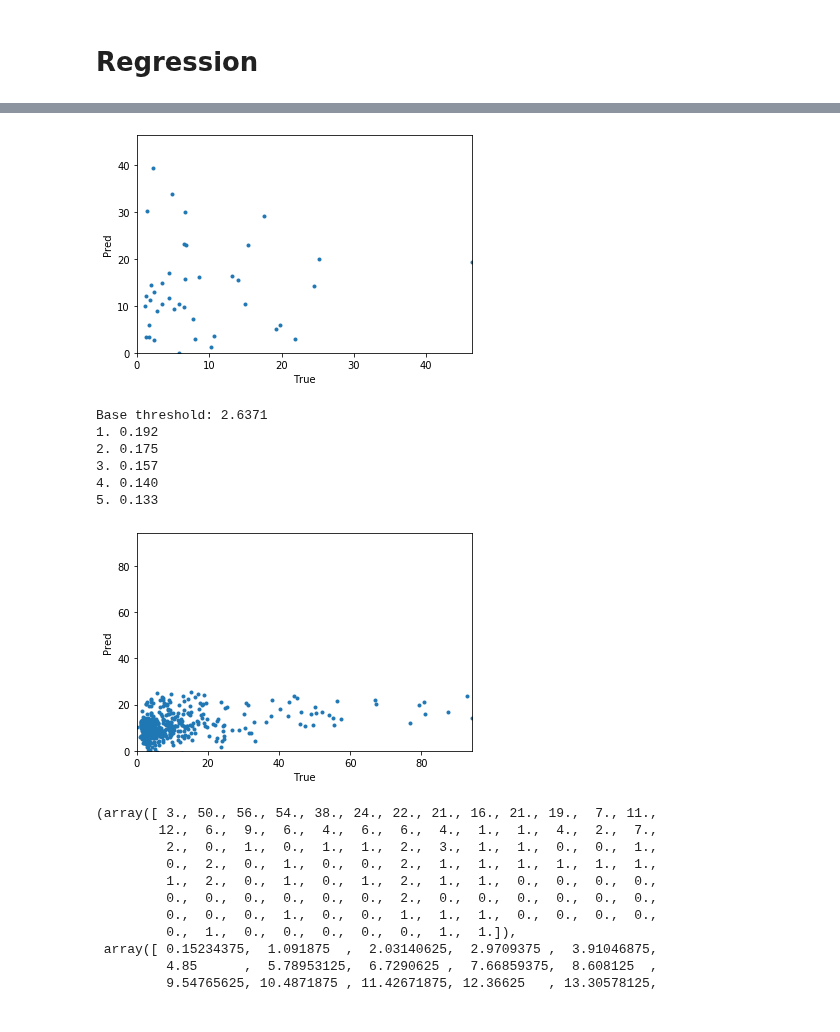
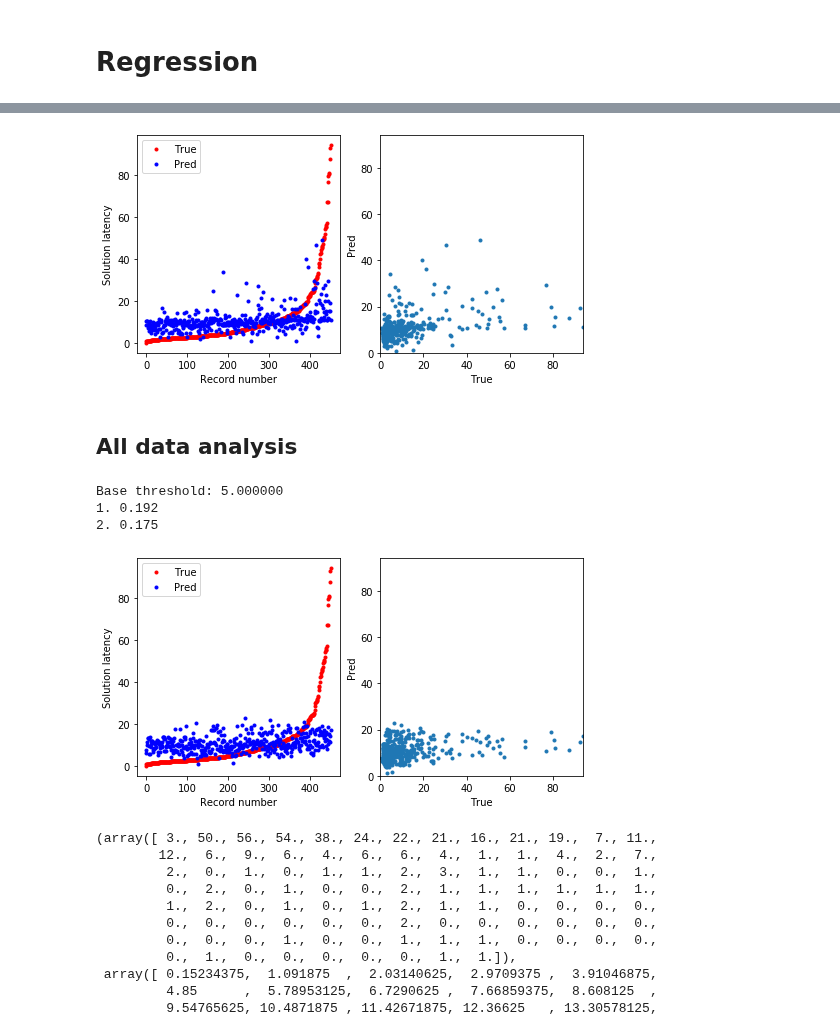
Before and after one commit to hundredball/Math24, a Jupyter notebook: Ginny_ERSP/ERSP_binary_classification.ipynb, the cells around one changed output, grey strips where cells are left out. Saved outputs shown, nothing was run; the diff lists cells and outputs as text; code cells hidden in the pictures.

```diff
--- a/Ginny_ERSP/ERSP_binary_classification.ipynb
+++ b/Ginny_ERSP/ERSP_binary_classification.ipynb
@@ -28,3 +31,14 @@ ERSP_all, tmp_all, freqs = dataloader.load_data()
 Shape of ERSP_all:  (452, 12, 114, 200)
 Shape of tmp_all:  (452, 3)
 Shape of freqs:  (114,)
+# %%
+# Load raw data
+# Read pickle file
+with open('./ERSP_from_raw.data', 'rb') as fp:
+    dict_ERSP = pickle.load(fp)
+
+ERSP_all, tmp_all, freqs, t = dict_ERSP['ERSP'], dict_ERSP['SLs'], dict_ERSP['freq'], dict_ERSP['t']
+print('Shape of ERSP_all: ', ERSP_all.shape)
+print('Shape of tmp_all: ', tmp_all.shape)
+print('Shape of freqs: ', freqs.shape)
+print('Shape of t: ', t.shape)
@@ -332,13 +333,19 @@ def standard_error(pred, target):
 
 def plot_scatter(true, pred):
 
+    sort_indices = np.argsort(true)
+    fig, axs = plt.subplots(1,2, figsize=(8,4))
+    axs[0].plot(range(len(true)), true[sort_indices], 'r.', range(len(true)), pred[sort_indices], 'b.')
+    axs[0].set_xlabel('Record number')
+    axs[0].set_ylabel('Solution latency')
+    axs[0].legend(('True', 'Pred'))
+
     max_value = np.max(np.hstack((true, pred)))
-    plt.scatter(true, pred, marker='.')
-    axes = plt.gca()
-    axes.set_xlim([0, max_value])
-    axes.set_ylim([0, max_value])
-    plt.xlabel('True')
-    plt.ylabel('Pred')
+    axs[1].scatter(true, pred, marker='.')
+    axs[1].set_xlabel('True')
+    axs[1].set_ylabel('Pred')
+    axs[1].set_xlim([0, max_value])
+    axs[1].set_ylim([0, max_value])
 
 def regression(X_train, Y_train, X_test, Y_test, regressor):
 
@@ -474,17 +501,22 @@ Baseline: std (14.588998, 13.888955), r2 (0.000000, -0.084768)
 # %%
+'''
 if mode_cv == 'KFold':
-    plot_scatter(Y_test, pred_test1)
+    plot_scatter(true_Y, pred_Y[:,0])
 else:
-    plot_scatter(tmp_all[:,2],pred_Y)
+    plot_scatter(tmp_all[:,2],pred_Y[:,0])
+'''
+plot_scatter(true_Y, pred_Y[:,0])
 # %% [output]
-[figure, old version]
+[figure, new version]
+# %% [markdown]
+## All data analysis
 # %%
-X, Y = preprocessing.standardize(ERSP_all, tmp_all)
+X, Y = preprocessing.standardize(ERSP_all, tmp_all, threshold=float(5))
 
 # X, select_indices = preprocessing.select_correlated_ERSP(X, Y, threshold_corr=0.75)
 X = X.reshape((X.shape[0],-1))
 
-X = preprocessing.PCA_corr(X, Y, num_features=5)
+X = preprocessing.PCA_corr(X, Y, num_features=2)
 rgr = LinearRegression()
 rgr.fit(X, Y)
 
@@ -492,13 +524,10 @@ pred_Y = rgr.predict(X)
 
 plot_scatter(Y, pred_Y)
 # %% [output]
-Base threshold: 2.6371
+Base threshold: 5.000000
 1. 0.192
 2. 0.175
-3. 0.157
-4. 0.140
-5. 0.133
-[figure, old version]
+[figure, new version]
 # %%
 std_list = []
 r2_list = []
```
Also changed, not shown: parts of 6 cells of this notebook, 8 other files.
